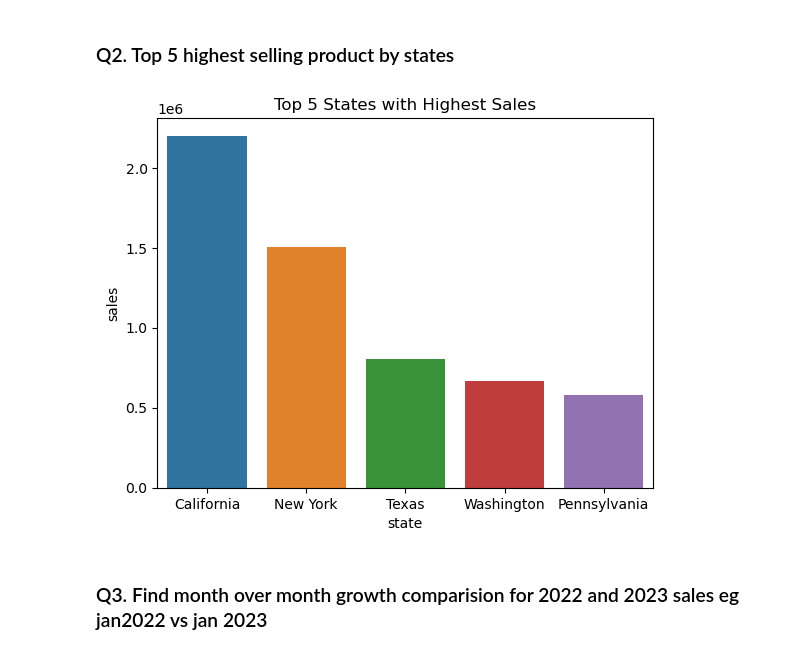
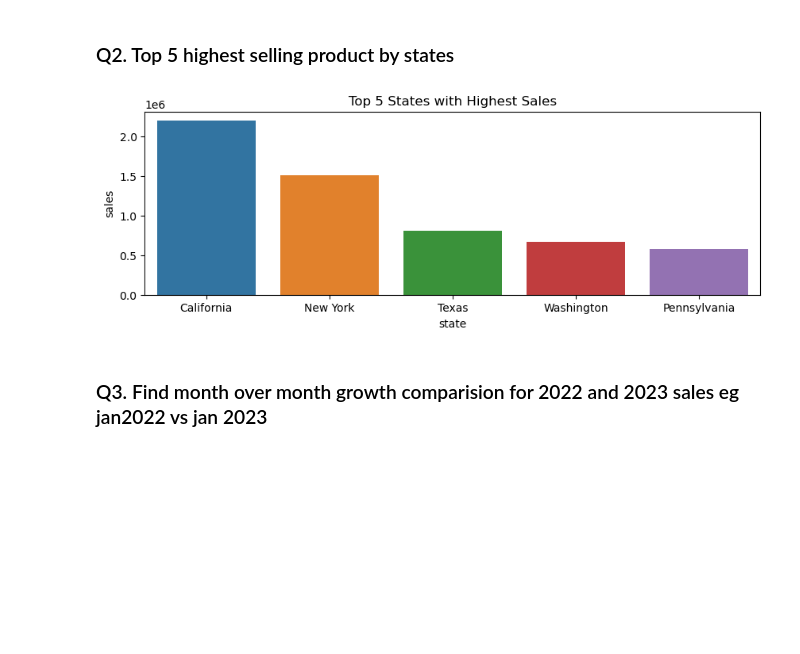
Before and after one commit to princ2002/Sales_insights_using_python, a Jupyter notebook: Sales Insights.ipynb, the cells around one changed output. Saved outputs shown, nothing was run; the diff lists cells and outputs as text; code cells hidden in the pictures; blank space fills up the shorter version.

Commit message:
Data Cleaning and visualisation

```diff
--- a/Sales Insights.ipynb
+++ b/Sales Insights.ipynb
@@ -5,7 +5,7 @@ import pandas as pd
 import seaborn as sns
 import matplotlib.pyplot as plt
 # %%
-df = pd.read_csv('orders_dataset.csv') # As it is in the same dir where python file exists there4 we don't need to specify full path
+df = pd.read_csv('order_dataset.csv') # As it is in the same dir where python file exists there4 we don't need to specify full path
 df.head()
 # %% [output]
 |  | Order Id | Order Date | Ship Mode | Segment | Country | City | State | Postal Code | Region | Category | ... |
@@ -223,13 +223,14 @@ plt.show()
 # %%
 temp = df.groupby('state')['sales'].sum().sort_values(ascending=False).head(5)
 top_region = pd.DataFrame(temp).reset_index()
 top_region.head()
 
+plt.figure(figsize=(10, 3))
 sns.barplot(x='state',y='sales',data=top_region)
 plt.title('Top 5 States with Highest Sales')
 plt.show()
 # %% [output]
-[figure, old version]
+[figure, new version]
 # %% [markdown]
 ### Q3. Find month over month growth comparision for 2022 and 2023 sales eg jan2022 vs jan 2023
 # %%
```
Also changed, not shown: parts of 4 cells of this notebook.
